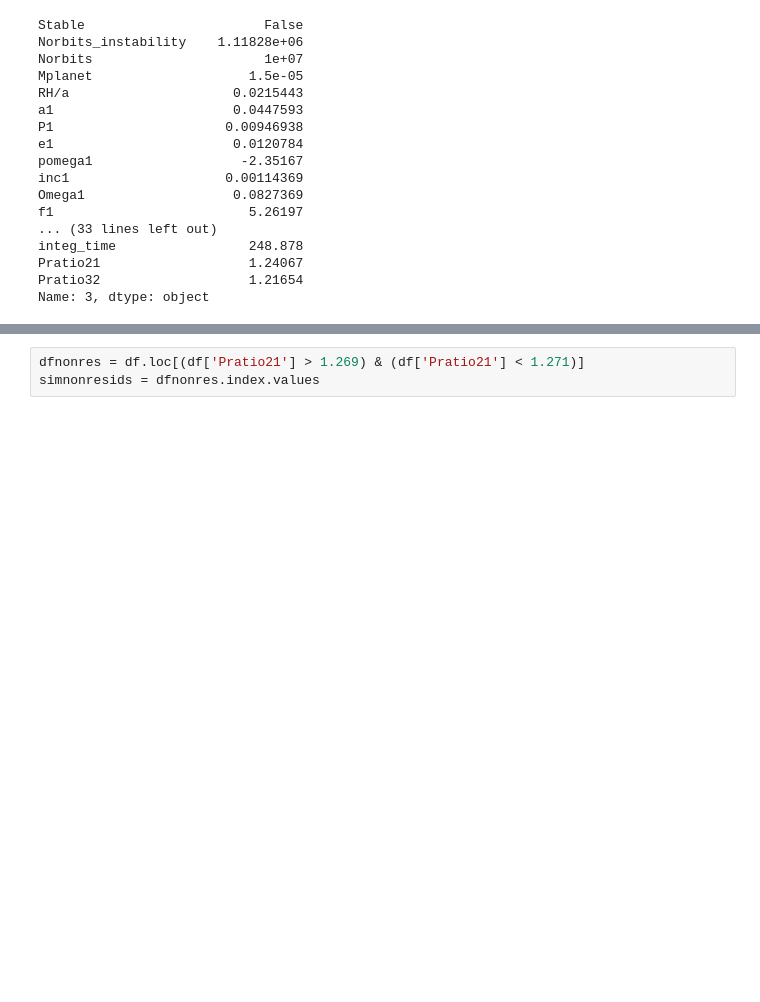
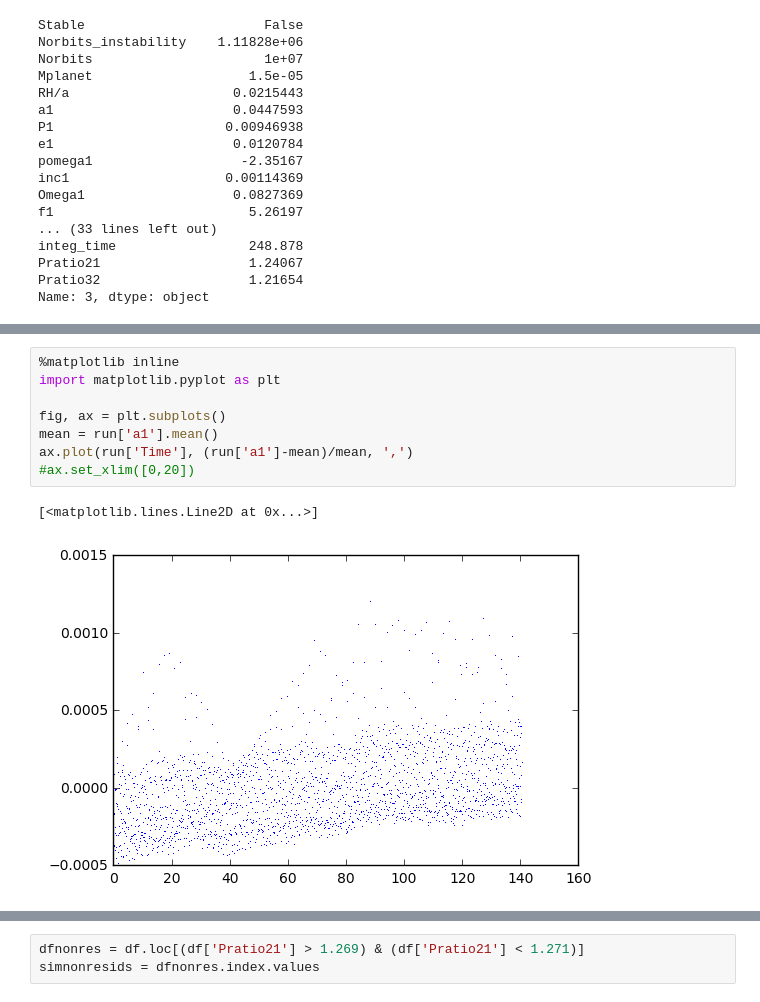
Before and after one commit to dtamayo/Stability, a Jupyter notebook: GenData/FeaturesFromShortRuns.ipynb, the cells around one changed output, grey strips where cells are left out. Drawn from its saved outputs; the diff is of its cells as text; blank space fills up the shorter version.

```diff
--- a/GenData/FeaturesFromShortRuns.ipynb
+++ b/GenData/FeaturesFromShortRuns.ipynb
@@ -167 +170,12 @@ run.head()
 5 rows × 23 columns
+# %%
+%matplotlib inline
+import matplotlib.pyplot as plt
+
+fig, ax = plt.subplots()
+mean = run['a1'].mean()
+ax.plot(run['Time'], (run['a1']-mean)/mean, ',')
+#ax.set_xlim([0,20])
+# %% [output]
+[<matplotlib.lines.Line2D at 0x...>]
+[figure, added]
```
Also changed, not shown: parts of 6 cells of this notebook, 5 other files.
